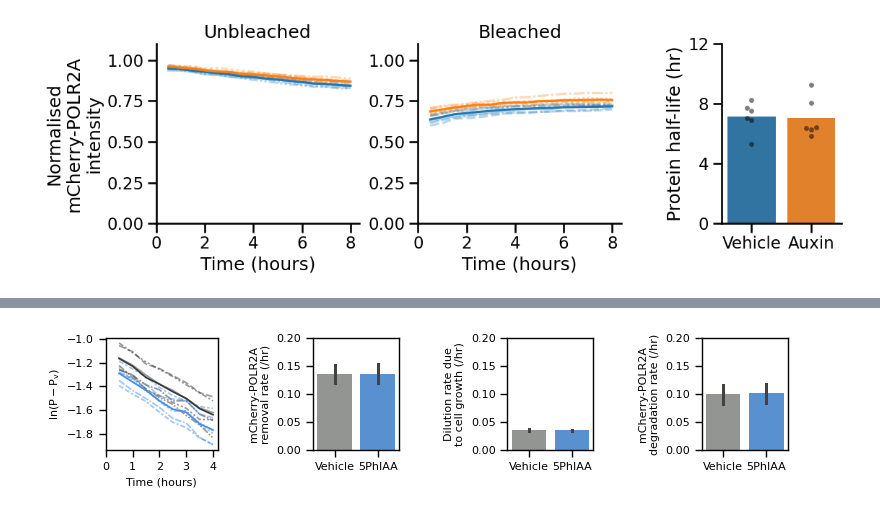
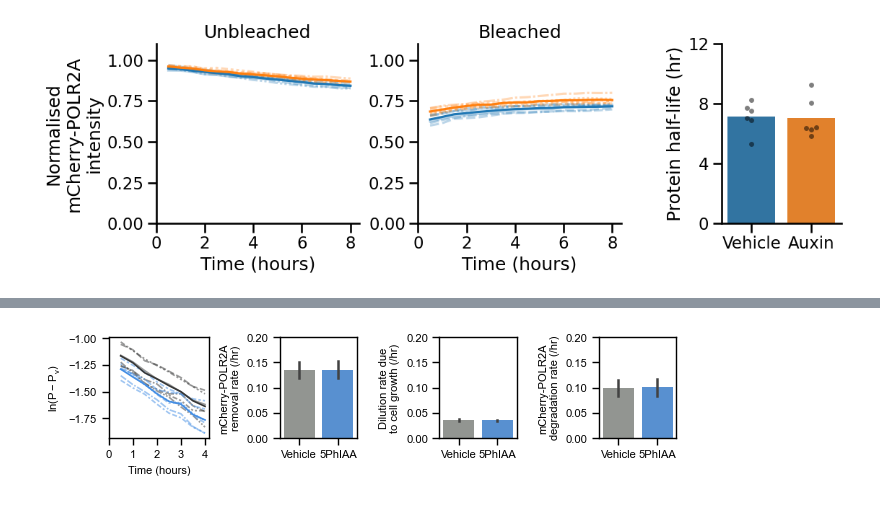
Before and after one commit to berrygroup/publications, a Jupyter notebook: 2026_POLR2A_homeostasis/Imaging/NikonSpinningDisk/mACmChPOLR2A_BleachChase/202509_mACmChPOLR2A_BleachChase_Repeats.ipynb, the cells around one changed output, grey strips where cells are left out. Drawn from its saved outputs; the diff is of its cells as text; code cells hidden in the pictures.

```diff
--- a/2026_POLR2A_homeostasis/Imaging/NikonSpinningDisk/mACmChPOLR2A_BleachChase/202509_mACmChPOLR2A_BleachChase_Repeats.ipynb
+++ b/2026_POLR2A_homeostasis/Imaging/NikonSpinningDisk/mACmChPOLR2A_BleachChase/202509_mACmChPOLR2A_BleachChase_Repeats.ipynb
@@ -20,13 +18,13 @@ import seaborn as sns
 # %% [markdown]
 ## load quantification files from relevant directories, and assemble into data frames
 # %%
-quantification_directory_1 = Path("/srv/scratch/berrylab/z3536241/NikonSpinningDisk/250825_mACmChPOLR2A_BleachChase/20250828_191708_976/QUANTIFICATION/")
+quantification_directory_1 = Path("/Users/alexandergillis/Desktop/KATANA_PULL/250825_mACmChPOLR2A_BleachChase/20250828_191708_976/QUANTIFICATION/")
 quantification_files_1 = glob.glob(str(quantification_directory_1 / "*.csv"))
 
-quantification_directory_2 = Path("/srv/scratch/berrylab/z3536241/NikonSpinningDisk/250901_mACmChPOLR2A_BleachChase/20250904_183539_430/QUANTIFICATION/")
+quantification_directory_2 = Path("/Users/alexandergillis/Desktop/KATANA_PULL/250901_mACmChPOLR2A_BleachChase/20250904_183539_430/QUANTIFICATION/")
 quantification_files_2 = glob.glob(str(quantification_directory_2 / "*.csv"))
 
-quantification_directory_3 = Path("/srv/scratch/berrylab/z3536241/NikonSpinningDisk/250908_mACmChPOLR2A_BleachChase/20250911_183427_461/QUANTIFICATION/")
+quantification_directory_3 = Path("/Users/alexandergillis/Desktop/KATANA_PULL/250908_mACmChPOLR2A_BleachChase/20250911_183427_461/QUANTIFICATION/")
 quantification_files_3 = glob.glob(str(quantification_directory_3 / "*.csv"))
 
 len(quantification_files_1), len(quantification_files_2), len(quantification_files_3)
@@ -1234,0 +1217,26 @@ plt.savefig('macmch_bleachchase_2cols.svg')
+# %%
+sns.set_context('paper')
+
+f, a = plt.subplots(ncols = 1, figsize = (8,1.5), layout = 'constrained')
+
+barpal = sns.color_palette(['xkcd:grey', 'xkcd:dark sky blue'])
+
+sns.barplot(Rates,
+                x = 'Treatment',
+                y = 'half-life (hr)',
+                errorbar = 'sd',
+                hue = 'Treatment', palette = barpal, dodge = False)
+
+a.set_box_aspect(1.6)
+
+
+a.set_ylim(0,10)
+a.set_yticks([0, 5, 10])
+a.set_ylabel('mCherryPOLR2A\nhalf-life (hr)', fontsize = 8)
+
+a.set_xlabel('')
+a.set_xticklabels(['Vehicle', '5PhIAA'], fontsize = 8)
+
+a.tick_params(axis='both', labelsize=8)
+
+plt.savefig('mACmCherryPOLR2A_BleachChase_mCherryPol_halflife.svg')
@@ -1235,7 +1245,7 @@ plt.savefig('macmch_bleachchase_2cols.svg')
 # %%
 sns.set_context('paper')
 
-f, a = plt.subplots(ncols = 4, figsize = (8,1.8))
+f, a = plt.subplots(ncols = 4, figsize = (6.5,1.5), layout = 'constrained')
 
 pal = sns.color_palette(['xkcd:dark grey', 'xkcd:dark sky blue'])
 barpal = sns.color_palette(['xkcd:grey', 'xkcd:dark sky blue'])
@@ -1274,7 +1284,7 @@ h = sns.barplot(Rates,
                 ax = a[1],
                 errorbar = 'sd',
                 hue = 'Treatment', palette = barpal, dodge = False)
-h.get_legend().remove()
+#h.get_legend().remove()
 h.set_box_aspect(1.3)
 
 a[1].set_ylabel('mCherry-POLR2A\nremoval rate (/hr)', fontsize = 8)
@@ -1287,37 +1297,35 @@ h = sns.barplot(Rates,
                 y = 'GrowthRate_perhr',
                 ax = a[2],
                 errorbar = 'sd',
                 hue = 'Treatment', palette = barpal, dodge = False)
-h.get_legend().remove()
+#h.get_legend().remove()
 h.set_box_aspect(1.3)
 
 a[2].set_ylabel('Dilution rate due\nto cell growth (/hr)', fontsize = 8)
 a[2].set_xlabel('')
 a[2].set_xticklabels(['Vehicle', '5PhIAA'], fontsize = 8)
 a[2].tick_params(axis='both', labelsize=8)
 
 h = sns.barplot(Rates,
                 x = 'Treatment',
                 y = 'DegradationRate_perhr',
                 ax = a[3],
                 errorbar = 'sd',
                 hue = 'Treatment', palette = barpal, dodge = False)
-h.get_legend().remove()
+#h.get_legend().remove()
 h.set_box_aspect(1.3)
 
 a[3].set_ylabel('mCherry-POLR2A\ndegradation rate (/hr)', fontsize = 8)
 a[3].set_xlabel('')
 a[3].set_xticklabels(['Vehicle', '5PhIAA'], fontsize = 8)
 a[3].tick_params(axis='both', labelsize=8)
 
 a[1].set_ylim(0,0.2)
 a[2].set_ylim(0,0.2)
 a[3].set_ylim(0,0.2)
 
-plt.tight_layout()
-
 plt.savefig('bleach_chase_extended_data.svg')
 # %% [output]
-[figure, old version]
+[figure, new version]
 # %%
 Rates.columns.tolist()
```
Also changed, not shown: parts of 16 cells of this notebook, 5 other files.
